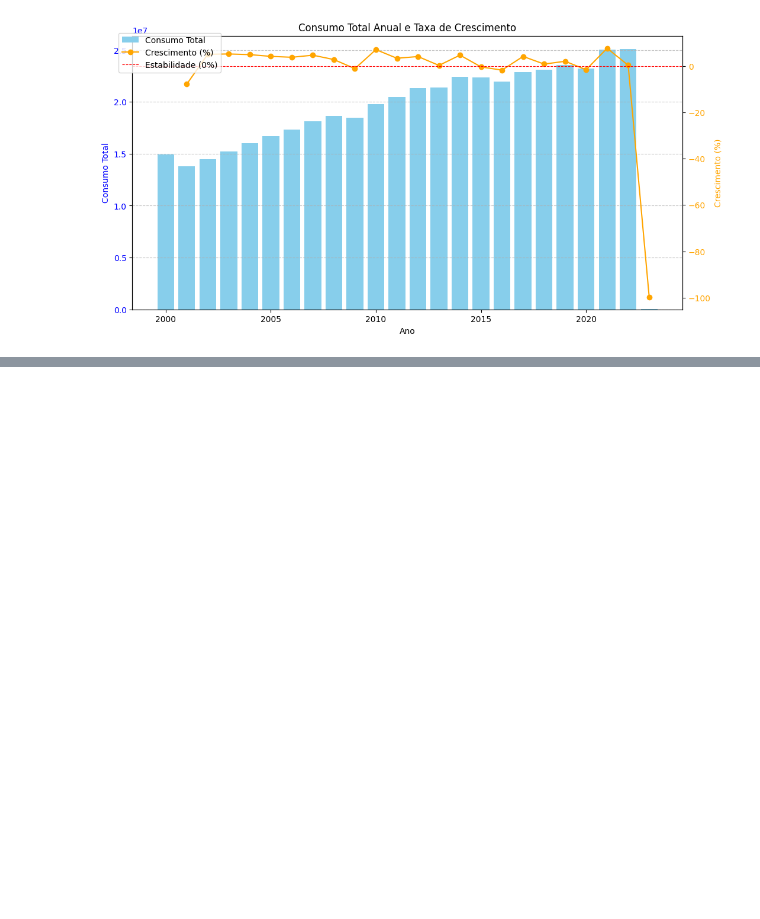
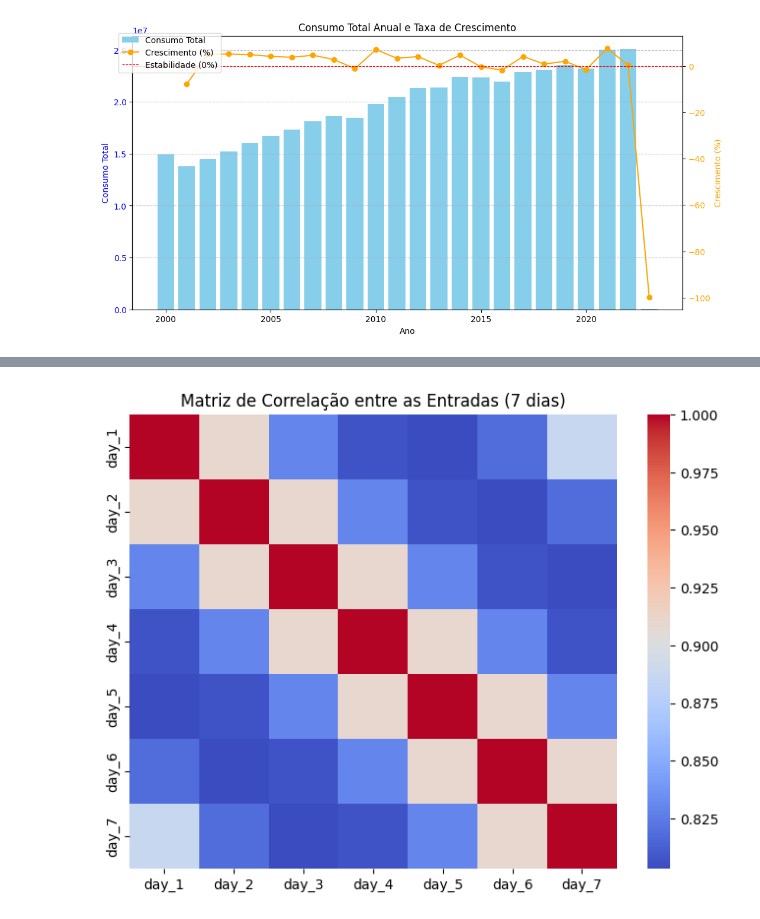
Before and after one commit to DuduRamone/Redes_Neurais, a Jupyter notebook: redesNeurais.ipynb, the cells around one changed output, grey strips where cells are left out. Drawn from its saved outputs; the diff is of its cells as text; code cells hidden in the pictures; blank space fills up the shorter version.

```diff
--- a/redesNeurais.ipynb
+++ b/redesNeurais.ipynb
@@ -172,0 +341,18 @@ plt.show()
+# %%
+# Definir o número de dias mais recentes a serem usados
+new_window_size = 7  # Por exemplo, usar apenas os últimos 10 dias
+
+# Recriar a tabela com as novas entradas
+data = []
+
+for i in range(new_window_size, len(daily_mean)):
+    inputs = daily_mean['daily_mean_demand'].iloc[i-new_window_size:i].values  # Últimos 7 dias
+    target = daily_mean['daily_mean_demand'].iloc[i]  # Dia 8
+    data.append(list(inputs) + [target])
+
+# Criar novo DataFrame
+columns = [f'day_{i+1}' for i in range(new_window_size)] + ['target']
+reduced_neural_net_data = pd.DataFrame(data, columns=columns)
+
+# Exibir as primeiras linhas da tabela ajustada
+reduced_neural_net_data.head()
@@ -172,0 +366,17 @@ plt.show()
+# %%
+import seaborn as sns
+import matplotlib.pyplot as plt
+
+# Selecionar apenas as colunas de entrada (dias)
+input_columns = [col for col in reduced_neural_net_data.columns if 'day_' in col]
+
+# Calcular a matriz de correlação
+correlation_matrix = reduced_neural_net_data[input_columns].corr()
+
+# Visualizar a matriz como heatmap
+plt.figure(figsize=(8, 6))
+sns.heatmap(correlation_matrix, annot=False, cmap='coolwarm', cbar=True)
+plt.title('Matriz de Correlação entre as Entradas (7 dias)')
+plt.show()
+# %% [output]
+[figure, added]
```
Also changed, not shown: parts of 11 cells of this notebook.
